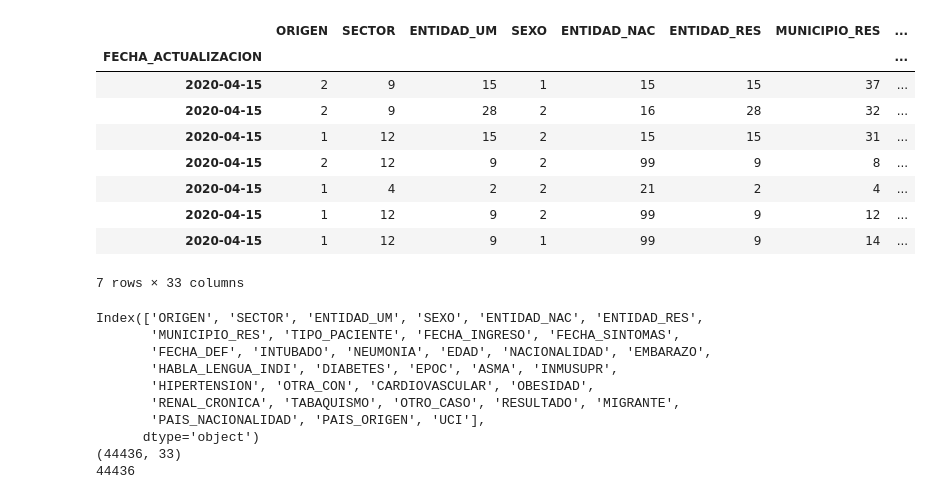
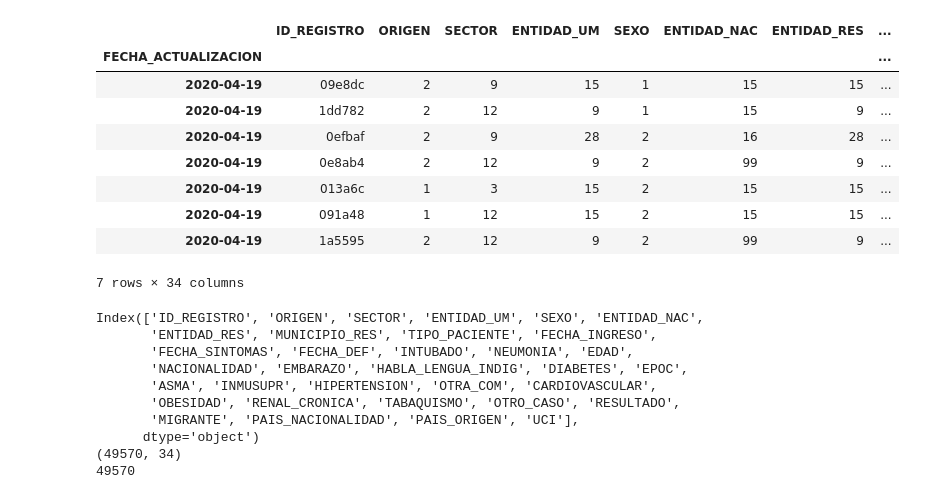
Before and after one commit to jjmaguayo/PruebasPython, a Jupyter notebook: LecturaCSV.ipynb, the cells around one changed output. Drawn from its saved outputs; the diff is of its cells as text; code cells hidden in the pictures.

```diff
--- a/LecturaCSV.ipynb
+++ b/LecturaCSV.ipynb
@@ -3,35 +3,35 @@
 import numpy as np
 import pandas as pd
 # %%
-data = pd.read_csv("Reportes/Nuevos/datos_abiertos_covid19/COVID19_Mexico_15.04.2020.csv", sep=',', index_col=0)
+data = pd.read_csv("Reportes/Nuevos/datos_abiertos_covid19/COVID19_Mexico.csv", sep=',', index_col=0)
 data.head(7)
 # %% [output]
-|  | ORIGEN | SECTOR | ENTIDAD_UM | SEXO | ENTIDAD_NAC | ENTIDAD_RES | MUNICIPIO_RES | ... |
+|  | ID_REGISTRO | ORIGEN | SECTOR | ENTIDAD_UM | SEXO | ENTIDAD_NAC | ENTIDAD_RES | ... |
 | FECHA_ACTUALIZACION |  |  |  |  |  |  |  | ... |
-| 2020-04-15 | 2 | 9 | 15 | 1 | 15 | 15 | 37 | ... |
-| 2020-04-15 | 2 | 9 | 28 | 2 | 16 | 28 | 32 | ... |
-| 2020-04-15 | 1 | 12 | 15 | 2 | 15 | 15 | 31 | ... |
-| 2020-04-15 | 2 | 12 | 9 | 2 | 99 | 9 | 8 | ... |
-| 2020-04-15 | 1 | 4 | 2 | 2 | 21 | 2 | 4 | ... |
-| 2020-04-15 | 1 | 12 | 9 | 2 | 99 | 9 | 12 | ... |
-| 2020-04-15 | 1 | 12 | 9 | 1 | 99 | 9 | 14 | ... |
+| 2020-04-19 | 09e8dc | 2 | 9 | 15 | 1 | 15 | 15 | ... |
+| 2020-04-19 | 1dd782 | 2 | 12 | 9 | 1 | 15 | 9 | ... |
+| 2020-04-19 | 0efbaf | 2 | 9 | 28 | 2 | 16 | 28 | ... |
+| 2020-04-19 | 0e8ab4 | 2 | 12 | 9 | 2 | 99 | 9 | ... |
+| 2020-04-19 | 013a6c | 1 | 3 | 15 | 2 | 15 | 15 | ... |
+| 2020-04-19 | 091a48 | 1 | 12 | 15 | 2 | 15 | 15 | ... |
+| 2020-04-19 | 1a5595 | 2 | 12 | 9 | 2 | 99 | 9 | ... |
-7 rows × 33 columns
+7 rows × 34 columns
 # %%
 print(data.columns)
 print(data.shape)
 registers = data.shape[0]
 print(registers)
 # %% [output]
-Index(['ORIGEN', 'SECTOR', 'ENTIDAD_UM', 'SEXO', 'ENTIDAD_NAC', 'ENTIDAD_RES',
-       'MUNICIPIO_RES', 'TIPO_PACIENTE', 'FECHA_INGRESO', 'FECHA_SINTOMAS',
-       'FECHA_DEF', 'INTUBADO', 'NEUMONIA', 'EDAD', 'NACIONALIDAD', 'EMBARAZO',
-       'HABLA_LENGUA_INDI', 'DIABETES', 'EPOC', 'ASMA', 'INMUSUPR',
-       'HIPERTENSION', 'OTRA_CON', 'CARDIOVASCULAR', 'OBESIDAD',
-       'RENAL_CRONICA', 'TABAQUISMO', 'OTRO_CASO', 'RESULTADO', 'MIGRANTE',
-       'PAIS_NACIONALIDAD', 'PAIS_ORIGEN', 'UCI'],
+Index(['ID_REGISTRO', 'ORIGEN', 'SECTOR', 'ENTIDAD_UM', 'SEXO', 'ENTIDAD_NAC',
+       'ENTIDAD_RES', 'MUNICIPIO_RES', 'TIPO_PACIENTE', 'FECHA_INGRESO',
+       'FECHA_SINTOMAS', 'FECHA_DEF', 'INTUBADO', 'NEUMONIA', 'EDAD',
+       'NACIONALIDAD', 'EMBARAZO', 'HABLA_LENGUA_INDIG', 'DIABETES', 'EPOC',
+       'ASMA', 'INMUSUPR', 'HIPERTENSION', 'OTRA_COM', 'CARDIOVASCULAR',
+       'OBESIDAD', 'RENAL_CRONICA', 'TABAQUISMO', 'OTRO_CASO', 'RESULTADO',
+       'MIGRANTE', 'PAIS_NACIONALIDAD', 'PAIS_ORIGEN', 'UCI'],
       dtype='object')
-(44436, 33)
-44436
+(49570, 34)
+49570
 # %%
 data['FECHA_INGRESO'] = pd.to_datetime(data['FECHA_INGRESO'], format='%Y/%m/%d')
 data['FECHA_SINTOMAS'] = pd.to_datetime(data['FECHA_SINTOMAS'], format='%Y/%m/%d')
```
Also changed, not shown: parts of 6 cells of this notebook, 2 other files.
